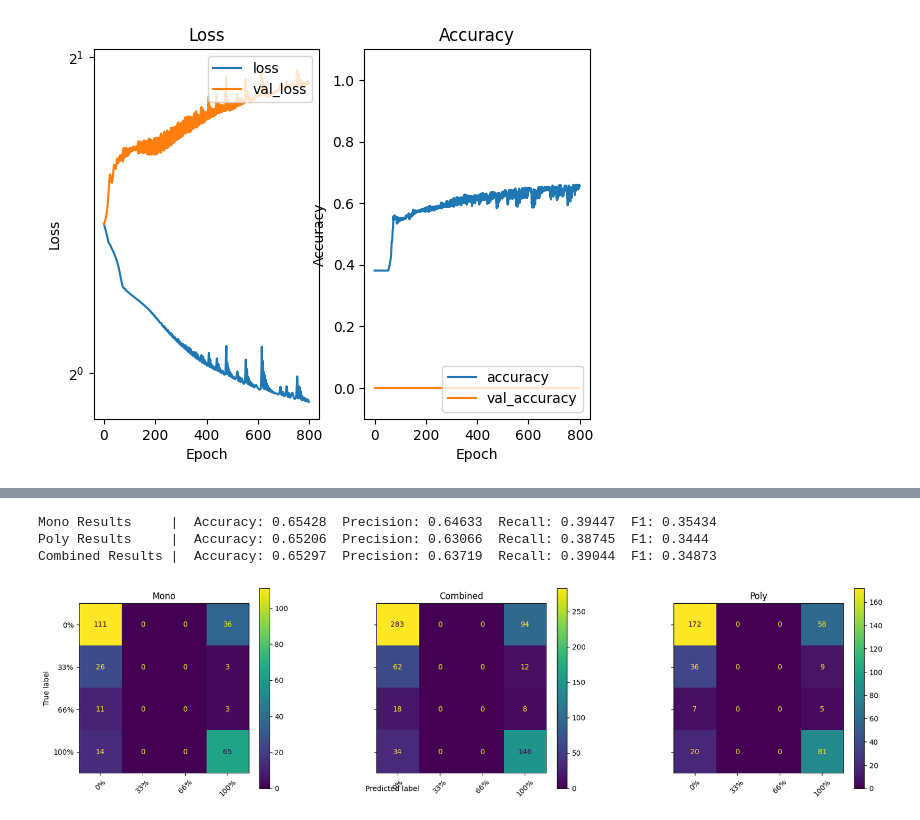
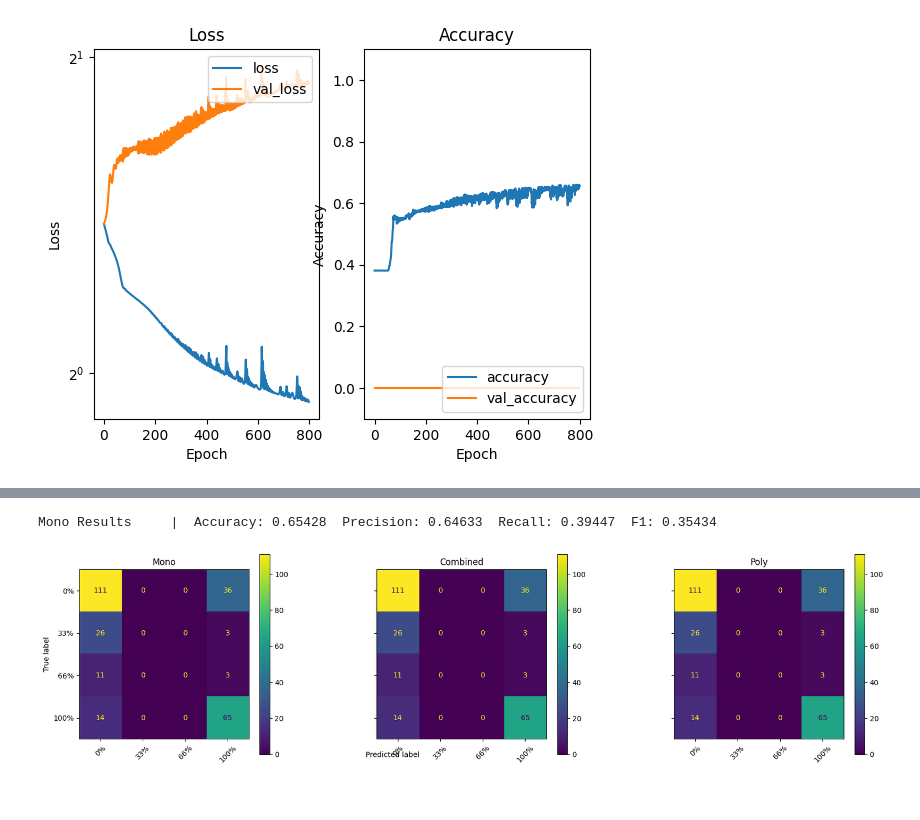
Before and after one commit to mmrakib/comp9517-ass2, a Jupyter notebook: src/EdgeDetect-test.ipynb, the cells around one changed output, grey strips where cells are left out. Drawn from its saved outputs; the diff is of its cells as text; code cells hidden in the pictures.

```diff
--- a/src/EdgeDetect-test.ipynb
+++ b/src/EdgeDetect-test.ipynb
@@ -80,7 +74,5 @@ d
 # %%
-pt.display_results(y_true_m, y_true_p, y_predict_m, y_predict_p)
+pt.display_results(y_true_m, [], y_predict_m, [])
 # %% [output]
 Mono Results     |  Accuracy: 0.65428  Precision: 0.64633  Recall: 0.39447  F1: 0.35434
-Poly Results     |  Accuracy: 0.65206  Precision: 0.63066  Recall: 0.38745  F1: 0.3444
-Combined Results |  Accuracy: 0.65297  Precision: 0.63719  Recall: 0.39044  F1: 0.34873
-[figure, old version]
+[figure, new version]
```
Also changed, not shown: parts of 2 cells of this notebook, 2 other files.
